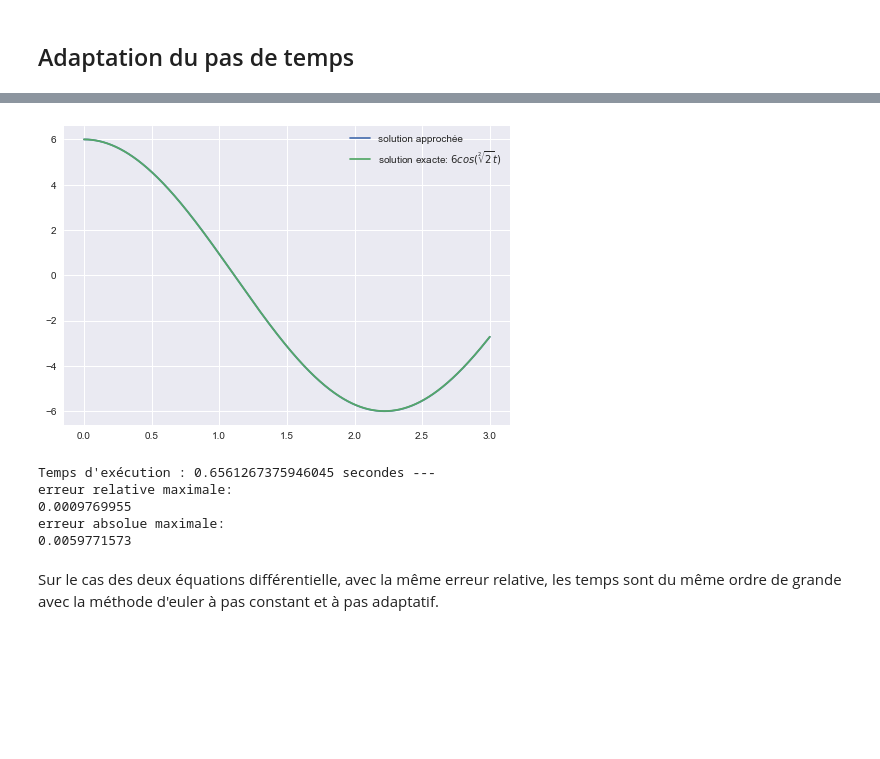
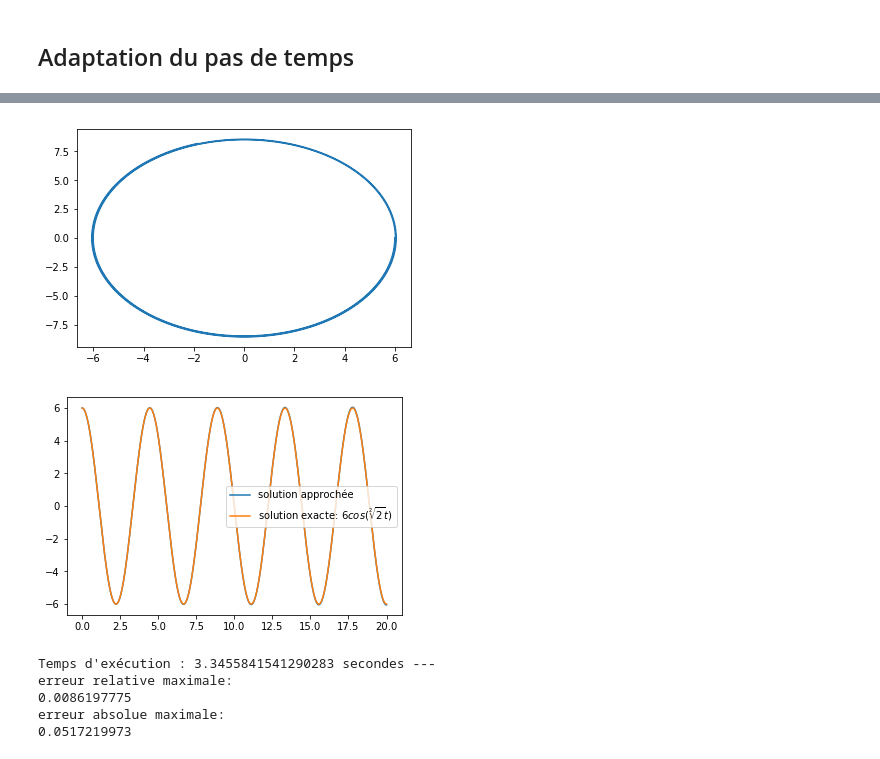
Before and after one commit to eva-decorps/projet_equa_diff_floref_eva, a Jupyter notebook: notebook equa diff.ipynb, the cells around one changed output, grey strips where cells are left out. Cells and saved outputs as stored; diff of their text form; code cells hidden in the pictures; blank space fills up the shorter version.

```diff
--- a/notebook equa diff.ipynb
+++ b/notebook equa diff.ipynb
@@ -9,8 +9,6 @@ import time
 
 from mpl_toolkits.mplot3d import Axes3D
 from numpy import *
-import seaborn as sns
-sns.set()
 # %% [markdown]
 ## Pas fixe
 # %% [markdown]
@@ -455,37 +456,43 @@ erreur absolue maximale:
+# %%
+xs=[x[i][0] for i in range(J)]
+ys=[x[i][1] for i in range(J)]
+
+plt.plot(xs,ys)
+plt.show()
+# %% [output]
+[figure, added]
 # %%
 k,m=2,1
 
 x0=np.array([6,0])
-t0, tf=0,3
+t0, t_f=0,20
 
 start_time=time.time()
 
 t, x = solve_ivp_euler_explicit_variable_step(g,t0,x0,t_f,dtmin = 1e-16, dtmax = 1e-3, atol = 1e-6)
 
 J=len(t)
 
 xs=[x[i][0] for i in range(J)]
 
 plt.plot(t,xs,label="solution approchée")
 plt.plot(t,[(6*np.cos(sqrt(k/m)*t[j])) for j in range (J)],label="solution exacte: $6 cos(\sqrt[2]{2} t)$")
 plt.legend()
 plt.show()
 
 print("Temps d'exécution : %s secondes ---" % (time.time() - start_time ))
 
 liste = [abs((xs[j]-6*np.cos(sqrt(k/m)*t[j]))/6*np.cos(sqrt(k/m)*t[j])) for j in range (J)]
 print("erreur relative maximale:")
 print ("%.10f" % max(liste))
 
 listea = [abs(xs[j]-6*np.cos(sqrt(k/m)*t[j])) for j in range (J)]
 print("erreur absolue maximale:")
 print ("%.10f" % max(listea))
 # %% [output]
-[figure, old version]
+[figure, new version]
-Temps d'exécution : 0.6561267375946045 secondes ---
+Temps d'exécution : 3.3455841541290283 secondes ---
 erreur relative maximale:
-0.0009769955
+0.0086197775
 erreur absolue maximale:
-0.0059771573
+0.0517219973
-# %% [markdown]
-Sur le cas des deux équations différentielle, avec la même erreur relative, les temps sont du même ordre de grande avec la méthode d'euler à pas constant et à pas adaptatif.
```
Also changed, not shown: parts of 9 cells of this notebook.
